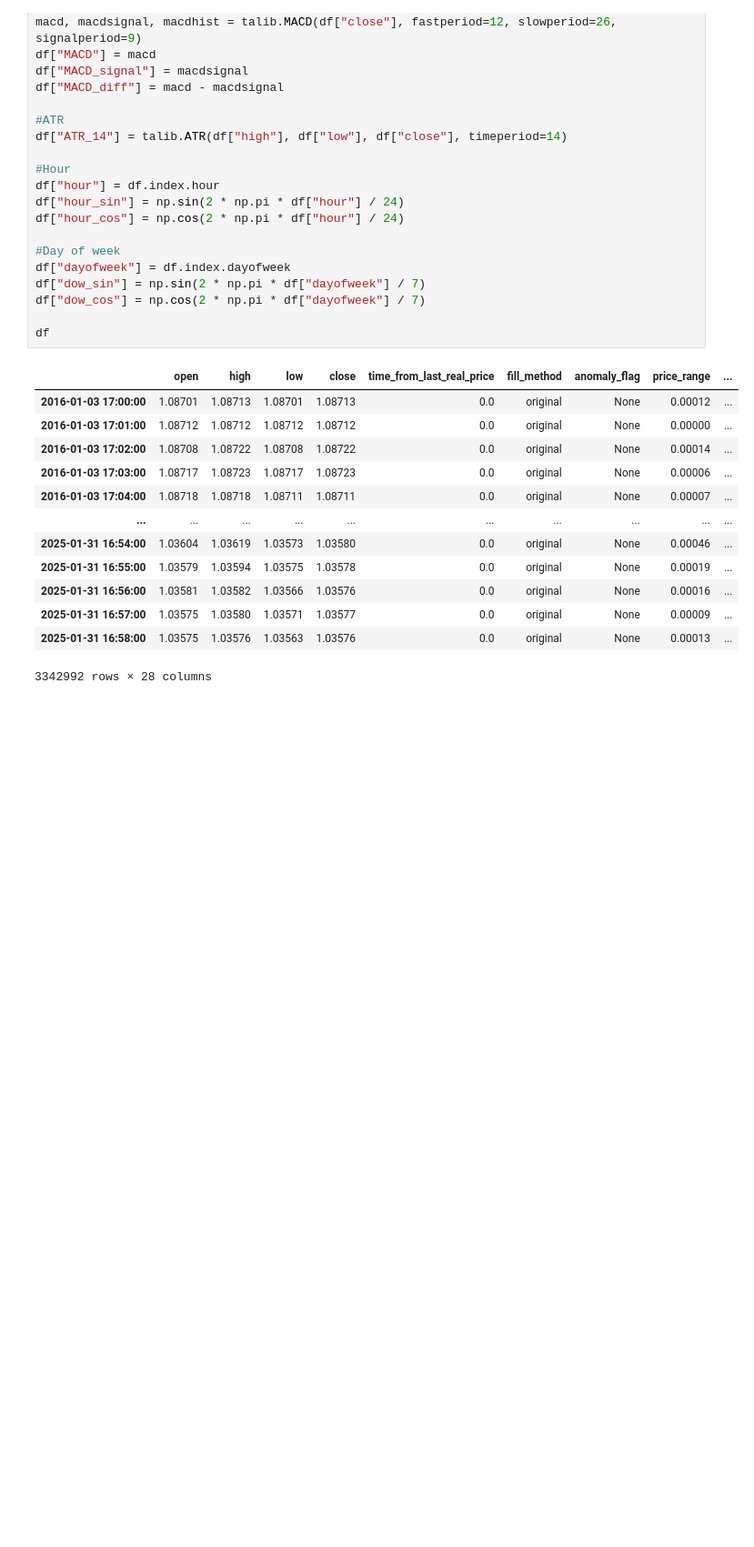
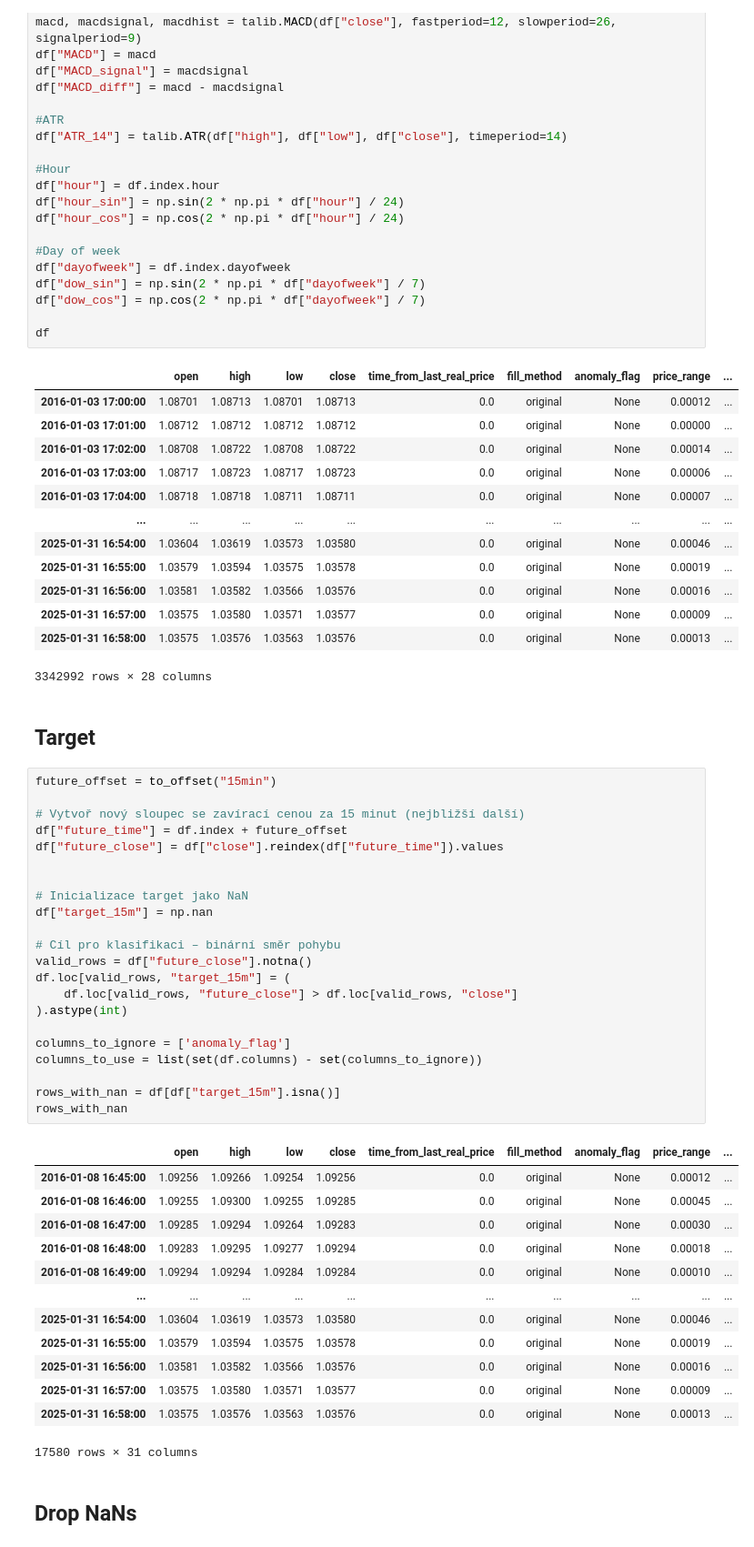
Before and after one commit to polakro1/VI-projekt, a Jupyter notebook: Untitled-1.ipynb, the cells around one changed output. Shown at 91% size. Drawn from its saved outputs; the diff is of its cells as text; blank space fills up the shorter version.

Commit message:
Added target calculation

```diff
--- a/Untitled-1.ipynb
+++ b/Untitled-1.ipynb
@@ -449,3 +445,43 @@ df
 | 2025-01-31 16:57:00 | 1.03575 | 1.03580 | 1.03571 | 1.03577 | 0.0 | original | None | 0.00009 | ... |
 | 2025-01-31 16:58:00 | 1.03575 | 1.03576 | 1.03563 | 1.03576 | 0.0 | original | None | 0.00013 | ... |
 3342992 rows × 28 columns
+# %% [markdown]
+## Target
+# %%
+future_offset = to_offset("15min")
+
+# Vytvoř nový sloupec se zavírací cenou za 15 minut (nejbližší další)
+df["future_time"] = df.index + future_offset
+df["future_close"] = df["close"].reindex(df["future_time"]).values
+
+
+# Inicializace target jako NaN
+df["target_15m"] = np.nan
+
+# Cíl pro klasifikaci – binární směr pohybu
+valid_rows = df["future_close"].notna()
+df.loc[valid_rows, "target_15m"] = (
+    df.loc[valid_rows, "future_close"] > df.loc[valid_rows, "close"]
+).astype(int)
+
+columns_to_ignore = ['anomaly_flag']
+columns_to_use = list(set(df.columns) - set(columns_to_ignore))
+
+rows_with_nan = df[df["target_15m"].isna()]
+rows_with_nan
+# %% [output]
+|  | open | high | low | close | time_from_last_real_price | fill_method | anomaly_flag | price_range | ... |
+| 2016-01-08 16:45:00 | 1.09256 | 1.09266 | 1.09254 | 1.09256 | 0.0 | original | None | 0.00012 | ... |
+| 2016-01-08 16:46:00 | 1.09255 | 1.09300 | 1.09255 | 1.09285 | 0.0 | original | None | 0.00045 | ... |
+| 2016-01-08 16:47:00 | 1.09285 | 1.09294 | 1.09264 | 1.09283 | 0.0 | original | None | 0.00030 | ... |
+| 2016-01-08 16:48:00 | 1.09283 | 1.09295 | 1.09277 | 1.09294 | 0.0 | original | None | 0.00018 | ... |
+| 2016-01-08 16:49:00 | 1.09294 | 1.09294 | 1.09284 | 1.09284 | 0.0 | original | None | 0.00010 | ... |
+| ... | ... | ... | ... | ... | ... | ... | ... | ... | ... |
+| 2025-01-31 16:54:00 | 1.03604 | 1.03619 | 1.03573 | 1.03580 | 0.0 | original | None | 0.00046 | ... |
+| 2025-01-31 16:55:00 | 1.03579 | 1.03594 | 1.03575 | 1.03578 | 0.0 | original | None | 0.00019 | ... |
+| 2025-01-31 16:56:00 | 1.03581 | 1.03582 | 1.03566 | 1.03576 | 0.0 | original | None | 0.00016 | ... |
+| 2025-01-31 16:57:00 | 1.03575 | 1.03580 | 1.03571 | 1.03577 | 0.0 | original | None | 0.00009 | ... |
+| 2025-01-31 16:58:00 | 1.03575 | 1.03576 | 1.03563 | 1.03576 | 0.0 | original | None | 0.00013 | ... |
+17580 rows × 31 columns
+# %% [markdown]
+## Drop NaNs
```
Also changed, not shown: parts of 4 cells of this notebook.
